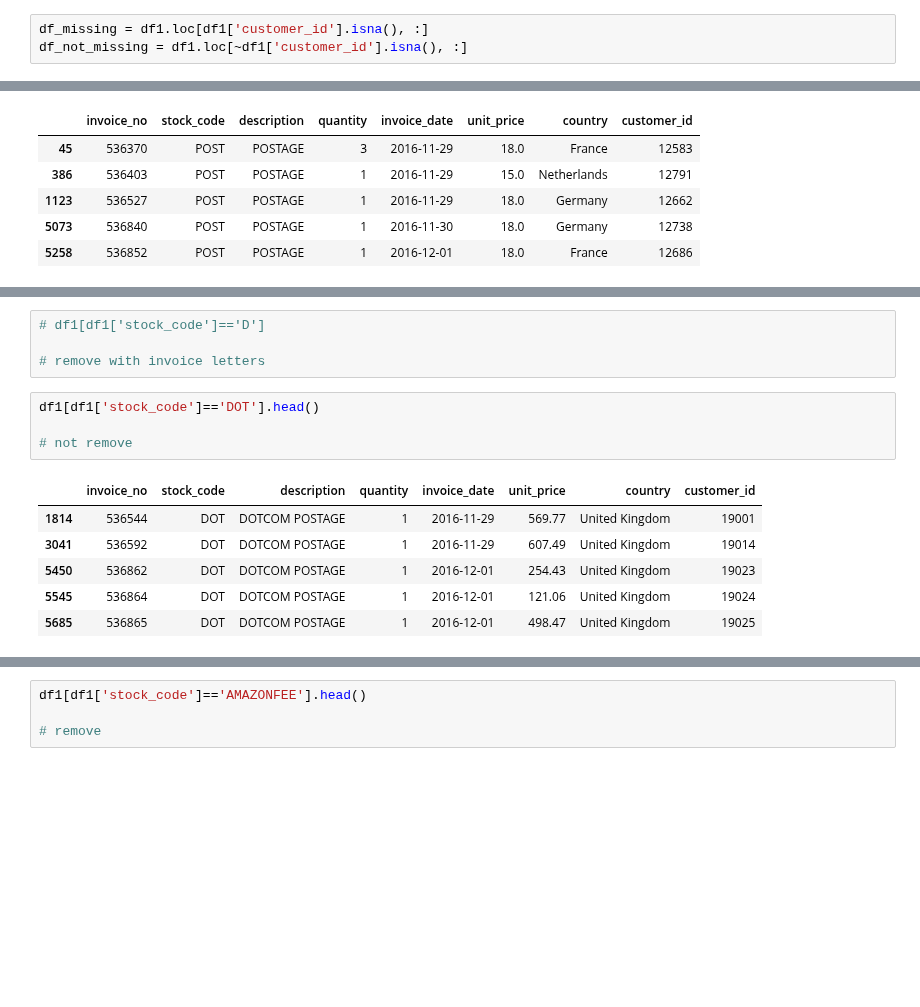
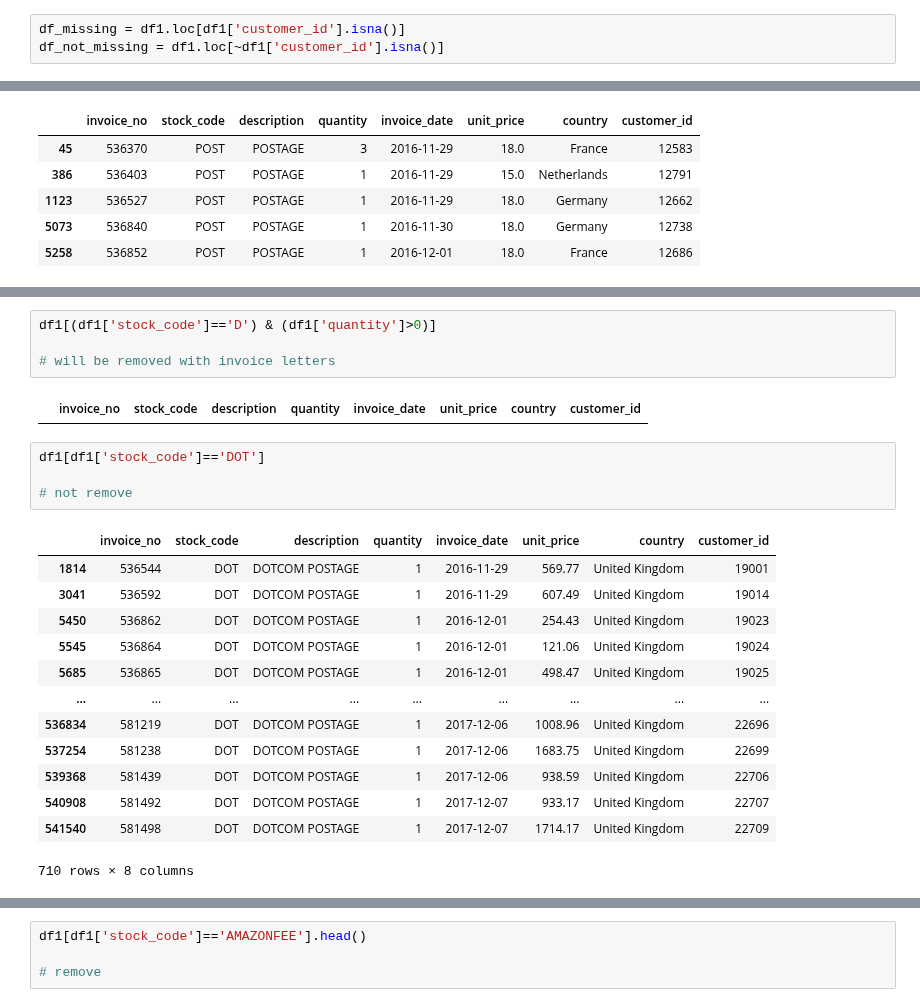
Before and after one commit to Eduardo-95-DS/Insiders-clustering, a Jupyter notebook: notebooks/look_4-ear-metrics.ipynb, the cells around one changed output, grey strips where cells are left out. Drawn from its saved outputs; the diff is of its cells as text; blank space fills up the shorter version.

```diff
--- a/notebooks/look_4-ear-metrics.ipynb
+++ b/notebooks/look_4-ear-metrics.ipynb
@@ -95,5 +98,5 @@ dtype: int64
 # %% [markdown]
 ## 1.4 Replace NA
 # %%
-df_missing = df1.loc[df1['customer_id'].isna(), :]
-df_not_missing = df1.loc[~df1['customer_id'].isna(), :]
+df_missing = df1.loc[df1['customer_id'].isna()]
+df_not_missing = df1.loc[~df1['customer_id'].isna()]
@@ -283,16 +304,25 @@ df1[df1['stock_code']=='POST'].head()
 # %%
-# df1[df1['stock_code']=='D']
+df1[(df1['stock_code']=='D') & (df1['quantity']>0)]
 
-# remove with invoice letters
+# will be removed with invoice letters
+# %% [output]
+|  | invoice_no | stock_code | description | quantity | invoice_date | unit_price | country | customer_id |
 # %%
-df1[df1['stock_code']=='DOT'].head()
+df1[df1['stock_code']=='DOT']
 
 # not remove
 # %% [output]
 |  | invoice_no | stock_code | description | quantity | invoice_date | unit_price | country | customer_id |
 | 1814 | 536544 | DOT | DOTCOM POSTAGE | 1 | 2016-11-29 | 569.77 | United Kingdom | 19001 |
 | 3041 | 536592 | DOT | DOTCOM POSTAGE | 1 | 2016-11-29 | 607.49 | United Kingdom | 19014 |
 | 5450 | 536862 | DOT | DOTCOM POSTAGE | 1 | 2016-12-01 | 254.43 | United Kingdom | 19023 |
 | 5545 | 536864 | DOT | DOTCOM POSTAGE | 1 | 2016-12-01 | 121.06 | United Kingdom | 19024 |
 | 5685 | 536865 | DOT | DOTCOM POSTAGE | 1 | 2016-12-01 | 498.47 | United Kingdom | 19025 |
+| ... | ... | ... | ... | ... | ... | ... | ... | ... |
+| 536834 | 581219 | DOT | DOTCOM POSTAGE | 1 | 2017-12-06 | 1008.96 | United Kingdom | 22696 |
+| 537254 | 581238 | DOT | DOTCOM POSTAGE | 1 | 2017-12-06 | 1683.75 | United Kingdom | 22699 |
+| 539368 | 581439 | DOT | DOTCOM POSTAGE | 1 | 2017-12-06 | 938.59 | United Kingdom | 22706 |
+| 540908 | 581492 | DOT | DOTCOM POSTAGE | 1 | 2017-12-07 | 933.17 | United Kingdom | 22707 |
+| 541540 | 581498 | DOT | DOTCOM POSTAGE | 1 | 2017-12-07 | 1714.17 | United Kingdom | 22709 |
+710 rows × 8 columns
 # %%
```
Also changed, not shown: parts of 32 cells of this notebook.
